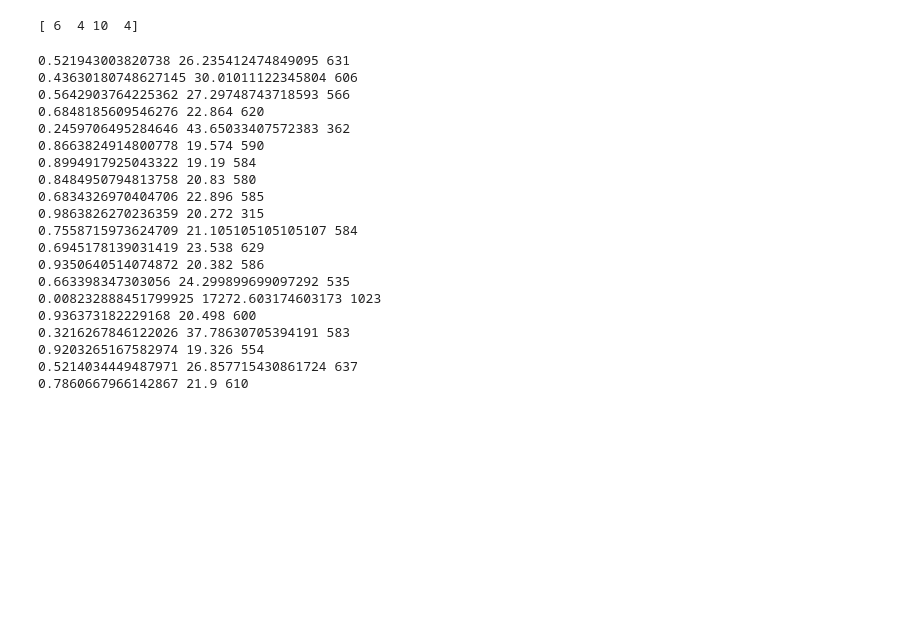
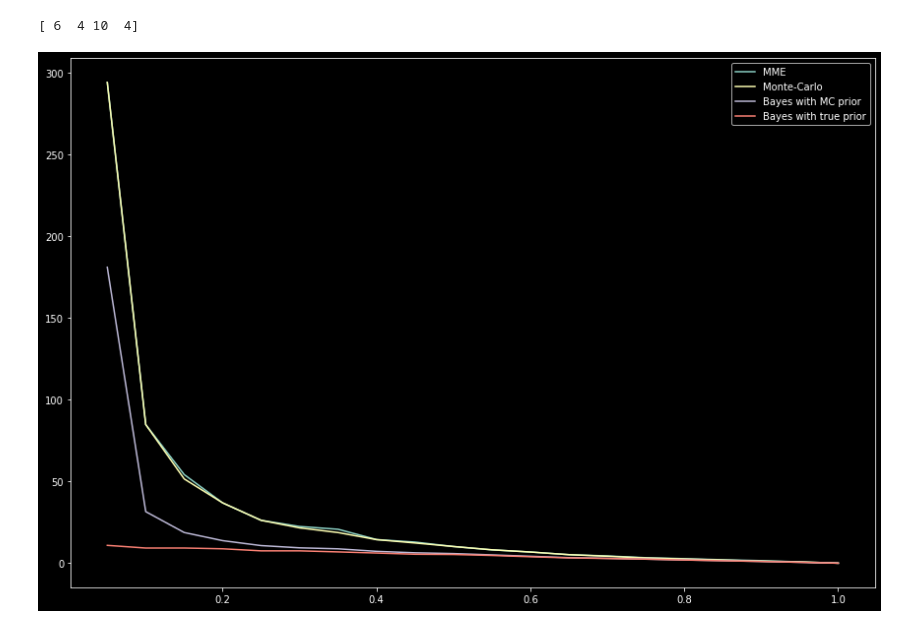
Before and after one commit to narnolddd/sample-nets, a Jupyter notebook: MonteCarloTranslate.ipynb, the cells around one changed output. Drawn from its saved outputs; the diff is of its cells as text; code cells hidden in the pictures; blank space fills up the shorter version.

```diff
--- a/MonteCarloTranslate.ipynb
+++ b/MonteCarloTranslate.ipynb
@@ -140,31 +144,0 @@ def bayes_approx(approx_sequence,observed,prob_retain):
-# %%
-N,M=1000,5000
-G = nx.gnm_random_graph(N,M)
-p_range = [random.random() for _ in range(20)]
-for p in p_range:
-    H = edge_sample(G,p)
-    true_degrees = np.array([d for (n,d) in nx.degree(G) if n in H.nodes])
-    deg, ssd_error, accepted = monte_carlo_degree(H,p)
-    true_error = sum((true_degrees - deg)**2)/len(deg)
-    print(p,true_error,accepted)
-# %% [output]
-0.521943003820738 26.235412474849095 631
-0.43630180748627145 30.01011122345804 606
-0.5642903764225362 27.29748743718593 566
-0.6848185609546276 22.864 620
-0.2459706495284646 43.65033407572383 362
-0.8663824914800778 19.574 590
-0.8994917925043322 19.19 584
-0.8484950794813758 20.83 580
-0.6834326970404706 22.896 585
-0.9863826270236359 20.272 315
-0.7558715973624709 21.105105105105107 584
-0.6945178139031419 23.538 629
-0.9350640514074872 20.382 586
-0.663398347303056 24.299899699097292 535
-0.008232888451799925 17272.603174603173 1023
-0.936373182229168 20.498 600
-0.3216267846122026 37.78630705394191 583
-0.9203265167582974 19.326 554
-0.5214034449487971 26.857715430861724 637
-0.7860667966142867 21.9 610
@@ -170,0 +148,47 @@ for p in p_range:
+# %%
+N,M=1000,5000
+G = nx.gnm_random_graph(N,M)
+
+p_range = np.linspace(0.05,1.0,20)
+
+mme = np.zeros(len(p_range))
+monte_carlo = np.zeros(len(p_range))
+bayes_mc = np.zeros(len(p_range))
+bayes_true = np.zeros(len(p_range))
+
+for ind, p in enumerate(p_range):
+    H = edge_sample(G,p)
+
+    ## True degree sequence of nodes in G that are in H
+    true_degrees = np.array([nx.degree(G)[n] for n in H.nodes])
+
+    ## MME and associated error
+    mme_seq = deg_MME(H,p,True)
+    mme[ind] = mse(mme_seq,true_degrees)
+
+    ## Monte carlo improvement
+    deg, ssd_error, accepted = monte_carlo_degree(H,p)
+    monte_carlo[ind] = mse(deg,true_degrees)
+
+    ## Bayes using monte carlo
+    posterior_mc = bayes_approx(deg,H,p)
+    bayes_mc[ind] = mse(posterior_mc,true_degrees)
+
+    ## Bayes using true prior
+    posterior_true = bayes_approx(true_degrees,H,p)
+    bayes_true[ind] = mse(posterior_true,true_degrees)
+# %%
+fig, ax = plt.subplots(figsize=(12,8))
+
+plt.style.use("dark_background")
+ax.plot(p_range,mme,label="MME")
+ax.plot(p_range,monte_carlo,label="Monte-Carlo")
+ax.plot(p_range,bayes_mc,label="Bayes with MC prior")
+ax.plot(p_range,bayes_true,label="Bayes with true prior")
+
+ax.legend(loc="upper right")
+plt.tight_layout()
+plt.style.use("dark_background")
+plt.show()
+# %% [output]
+[figure, added]
```
Also changed, not shown: parts of 4 cells of this notebook.
